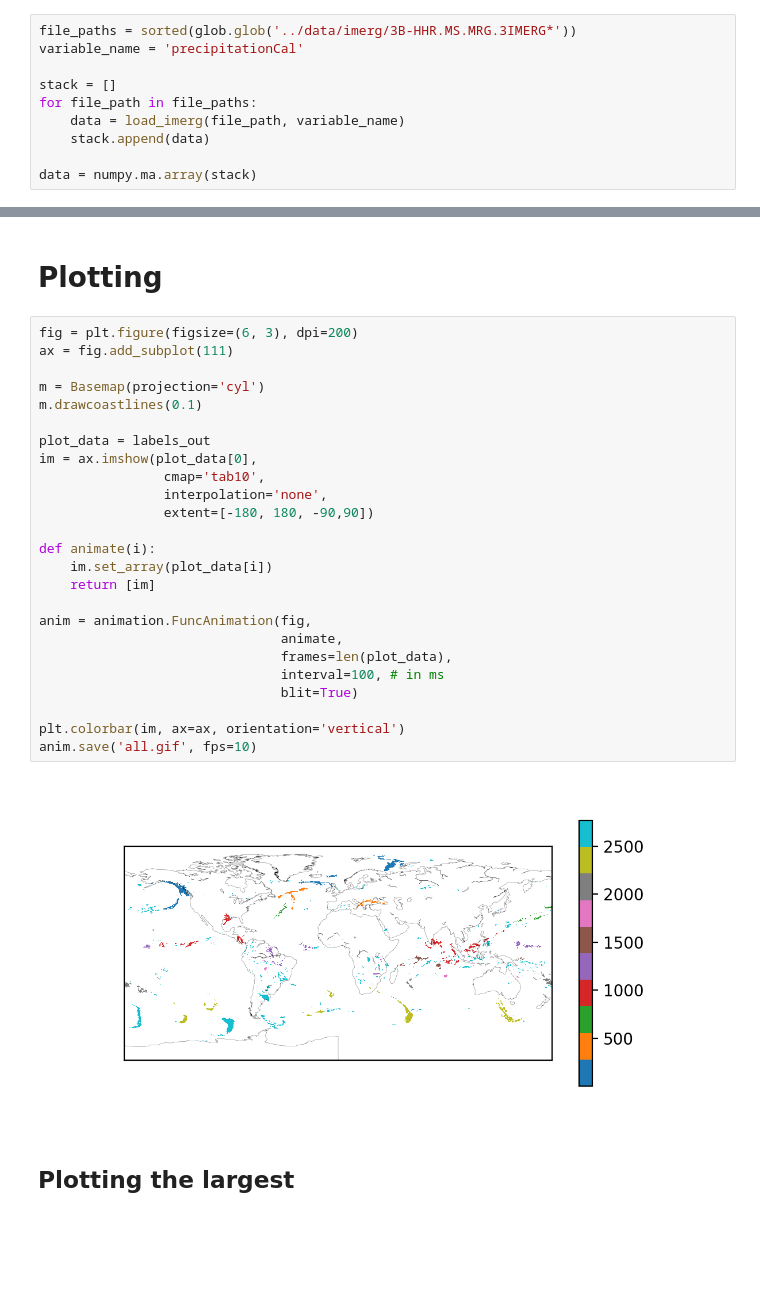
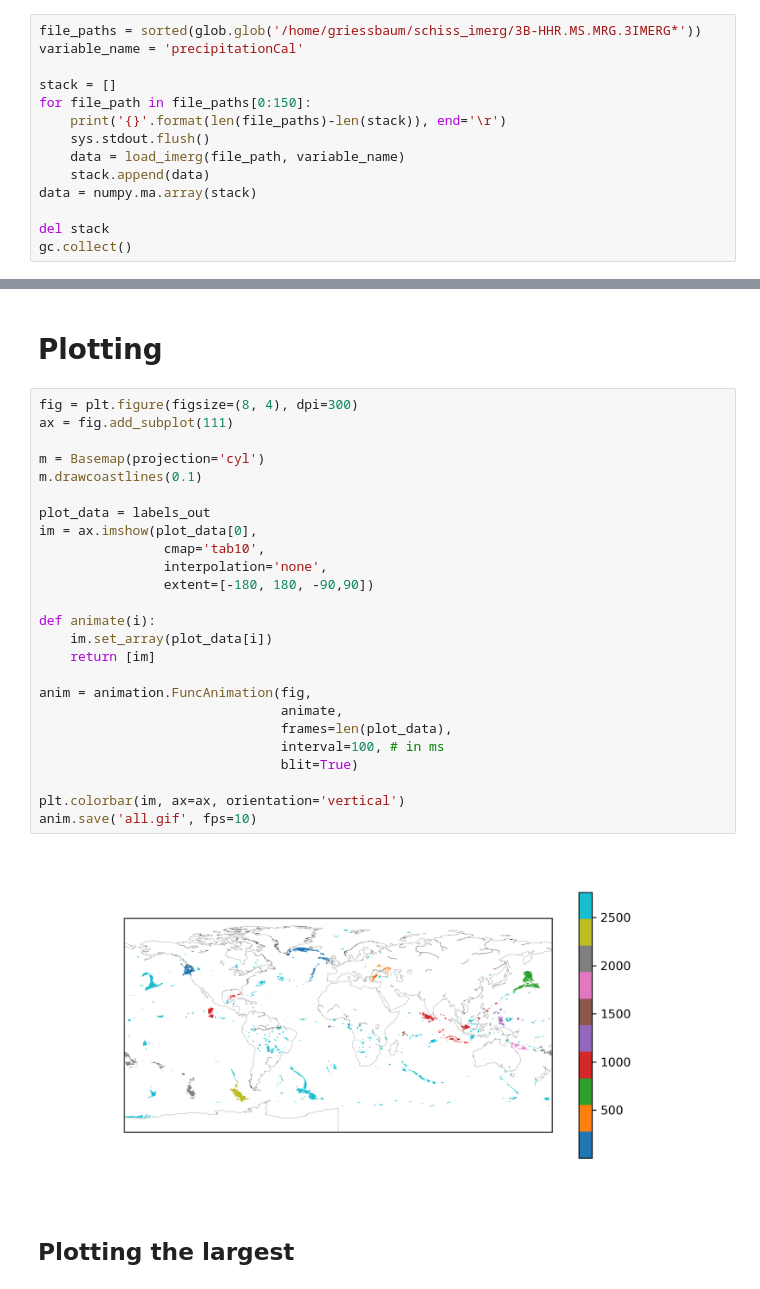
Before and after one commit to michaelleerilee/CCL, a Jupyter notebook: contrib/cc3d.ipynb, the cells around one changed output, grey strips where cells are left out. Saved outputs shown, nothing was run; the diff lists cells and outputs as text; blank space fills up the shorter version.

```diff
--- a/contrib/cc3d.ipynb
+++ b/contrib/cc3d.ipynb
@@ -40,12 +42,16 @@ def load_imerg(file_path, variable_name):
     data = netcdf.groups['Grid'][variable_name][:][0].T[::-1]
     return data
 # %%
-file_paths = sorted(glob.glob('../data/imerg/3B-HHR.MS.MRG.3IMERG*'))
+file_paths = sorted(glob.glob('/home/griessbaum/schiss_imerg/3B-HHR.MS.MRG.3IMERG*'))
 variable_name = 'precipitationCal'
 
 stack = []
-for file_path in file_paths:
+for file_path in file_paths[0:150]:
+    print('{}'.format(len(file_paths)-len(stack)), end='\r')
+    sys.stdout.flush()
     data = load_imerg(file_path, variable_name)
     stack.append(data)
+data = numpy.ma.array(stack)
 
-data = numpy.ma.array(stack)
+del stack
+gc.collect()
@@ -77,32 +86,32 @@ largest = numpy.ma.masked_where(largest==0, largest)
 # %% [markdown]
 # Plotting
 # %%
-fig = plt.figure(figsize=(6, 3), dpi=200)
+fig = plt.figure(figsize=(8, 4), dpi=300)
 ax = fig.add_subplot(111)
 
 m = Basemap(projection='cyl')
 m.drawcoastlines(0.1)
 
 plot_data = labels_out
 im = ax.imshow(plot_data[0],
                 cmap='tab10',
                 interpolation='none',
                 extent=[-180, 180, -90,90])
 
 def animate(i):
     im.set_array(plot_data[i])
     return [im]
 
 anim = animation.FuncAnimation(fig,
                                animate,
                                frames=len(plot_data),
                                interval=100, # in ms
                                blit=True)
 
 plt.colorbar(im, ax=ax, orientation='vertical')
 anim.save('all.gif', fps=10)
 # %% [output]
-[figure, old version]
+[figure, new version]
 # %% [markdown]
 ## Plotting the largest
 # %%
```
Also changed, not shown: parts of 5 cells of this notebook, 1 other file.
